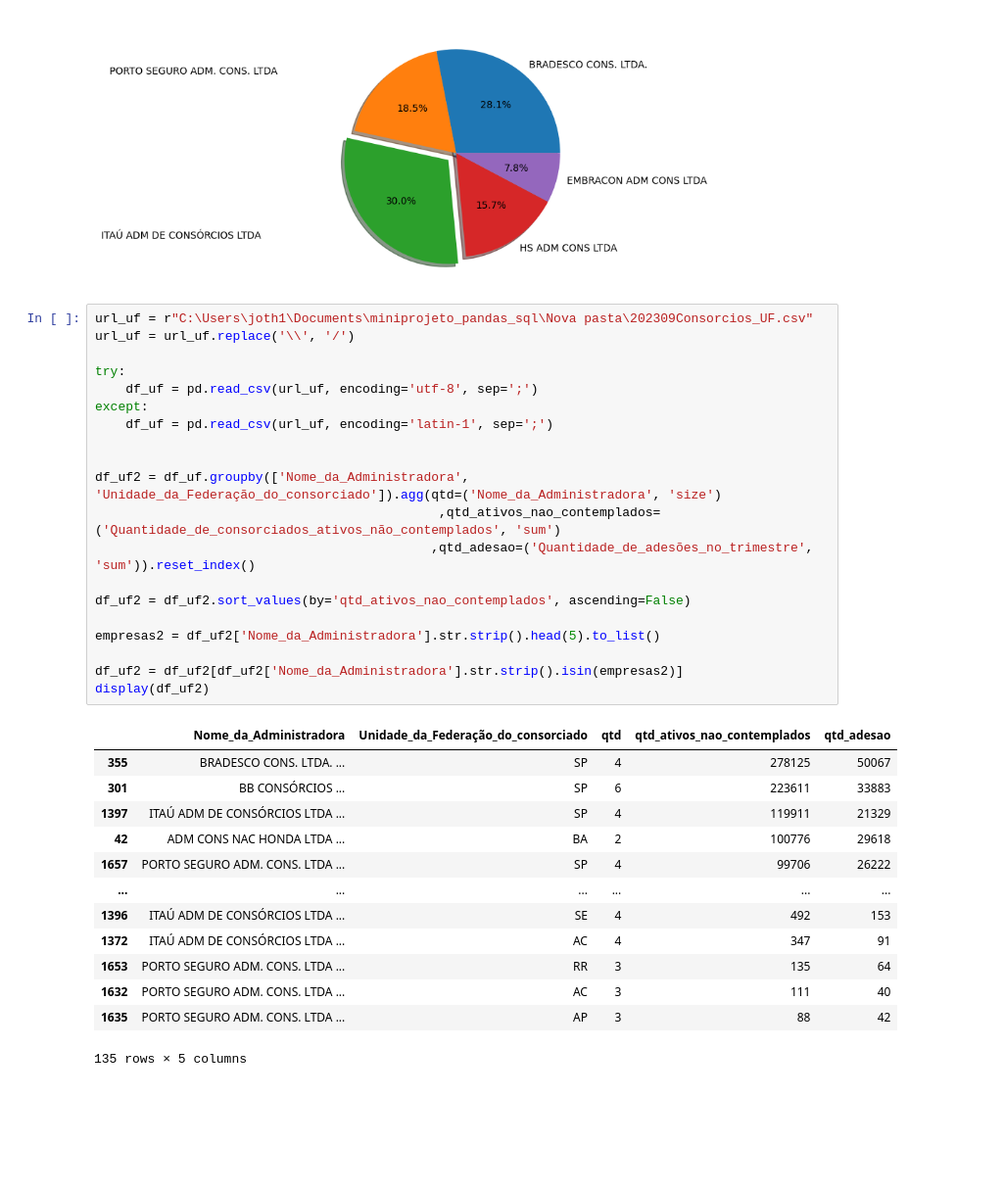
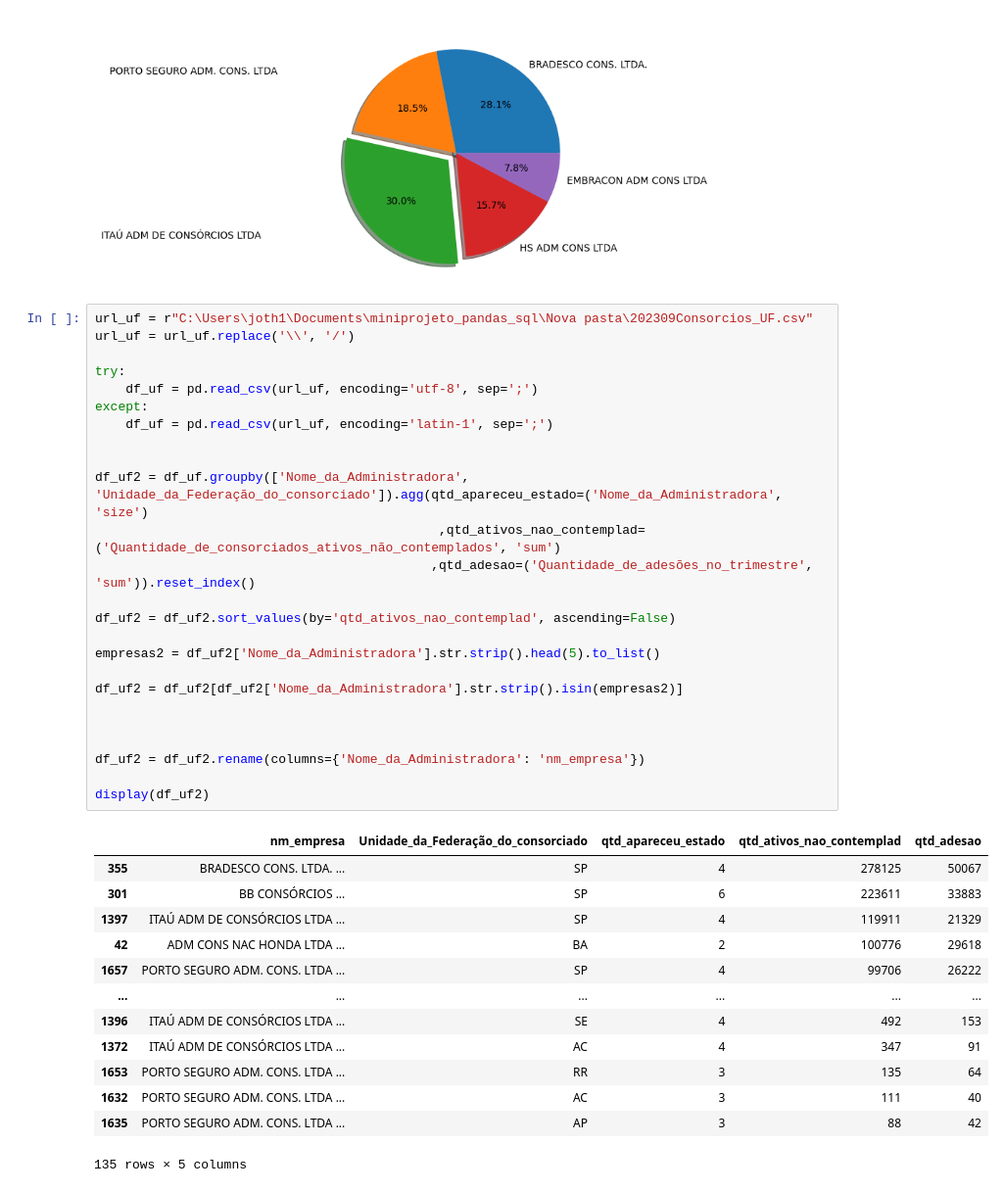
Before and after one commit to JonathanAlvesNogueira/Projeto-Analytics-BancoCentral, a Jupyter notebook: 1.0 codigo-fonte.ipynb, the cells around one changed output. Shown: that part at 98% size. Drawn from its saved outputs; the diff is of its cells as text; blank space fills up the shorter version.

```diff
--- a/1.0 codigo-fonte.ipynb
+++ b/1.0 codigo-fonte.ipynb
@@ -137,25 +137,30 @@ plt.pie(df_ordenado_quantidade['NPL_NAO_CONT'], labels=df_ordenado_quantidade['#
 # %%
 url_uf = r"C:\Users\joth1\Documents\miniprojeto_pandas_sql\Nova pasta\202309Consorcios_UF.csv"
 url_uf = url_uf.replace('\\', '/')
 
 try:
     df_uf = pd.read_csv(url_uf, encoding='utf-8', sep=';')
 except:
     df_uf = pd.read_csv(url_uf, encoding='latin-1', sep=';')
 
 
-df_uf2 = df_uf.groupby(['Nome_da_Administradora', 'Unidade_da_Federação_do_consorciado']).agg(qtd=('Nome_da_Administradora', 'size')
-                                             ,qtd_ativos_nao_contemplados=('Quantidade_de_consorciados_ativos_não_contemplados', 'sum')
+df_uf2 = df_uf.groupby(['Nome_da_Administradora', 'Unidade_da_Federação_do_consorciado']).agg(qtd_apareceu_estado=('Nome_da_Administradora', 'size')
+                                             ,qtd_ativos_nao_contemplad=('Quantidade_de_consorciados_ativos_não_contemplados', 'sum')
                                             ,qtd_adesao=('Quantidade_de_adesões_no_trimestre', 'sum')).reset_index()
 
-df_uf2 = df_uf2.sort_values(by='qtd_ativos_nao_contemplados', ascending=False)
+df_uf2 = df_uf2.sort_values(by='qtd_ativos_nao_contemplad', ascending=False)
 
 empresas2 = df_uf2['Nome_da_Administradora'].str.strip().head(5).to_list()
 
 df_uf2 = df_uf2[df_uf2['Nome_da_Administradora'].str.strip().isin(empresas2)]
+
+
+
+df_uf2 = df_uf2.rename(columns={'Nome_da_Administradora': 'nm_empresa'})
+
 display(df_uf2)
 # %% [output]
-|  | Nome_da_Administradora | Unidade_da_Federação_do_consorciado | qtd | qtd_ativos_nao_contemplados | qtd_adesao |
+|  | nm_empresa | Unidade_da_Federação_do_consorciado | qtd_apareceu_estado | qtd_ativos_nao_contemplad | qtd_adesao |
 | 355 | BRADESCO CONS. LTDA. ... | SP | 4 | 278125 | 50067 |
 | 301 | BB CONSÓRCIOS ... | SP | 6 | 223611 | 33883 |
 | 1397 | ITAÚ ADM DE CONSÓRCIOS LTDA ... | SP | 4 | 119911 | 21329 |
```
Also changed, not shown: parts of 2 cells of this notebook.
